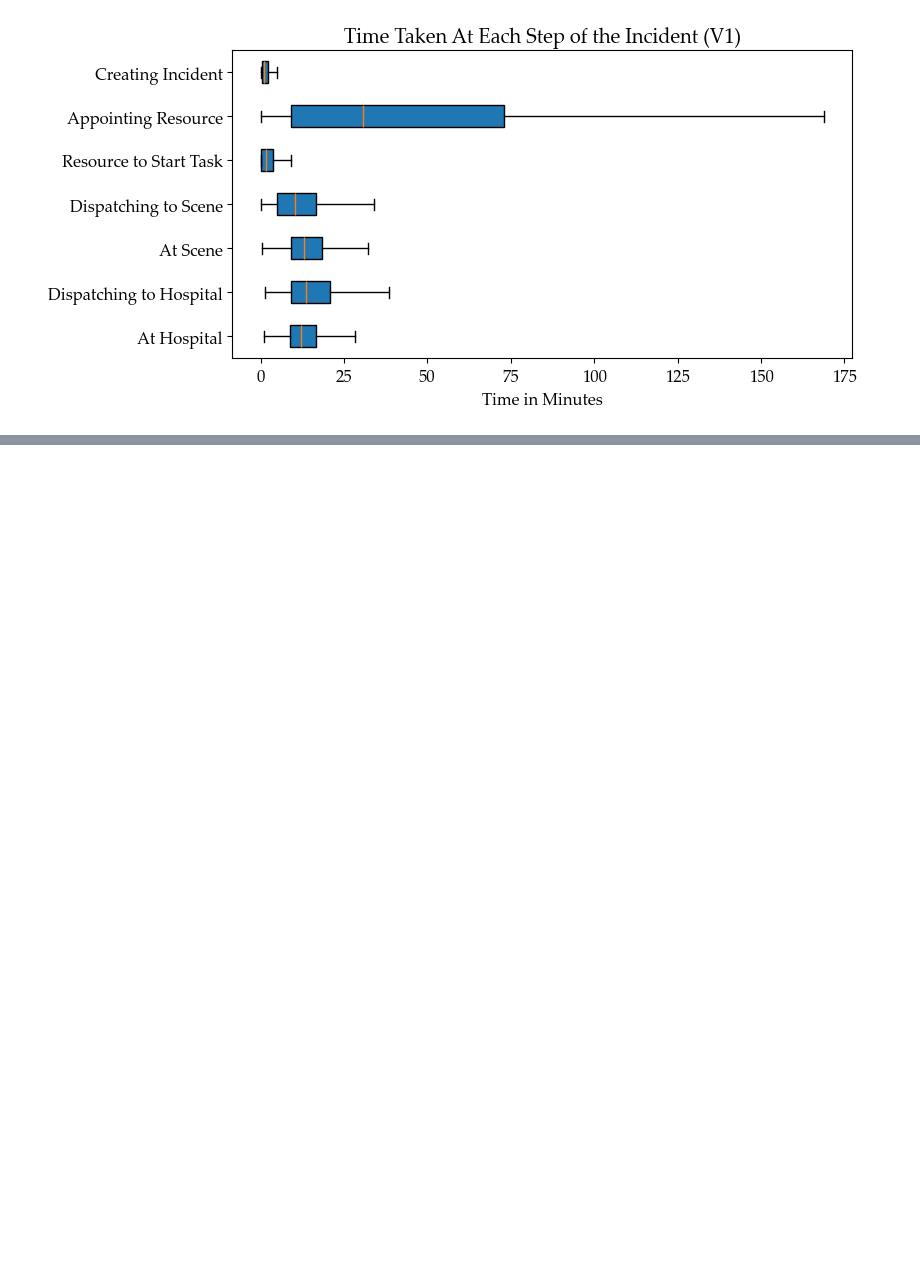
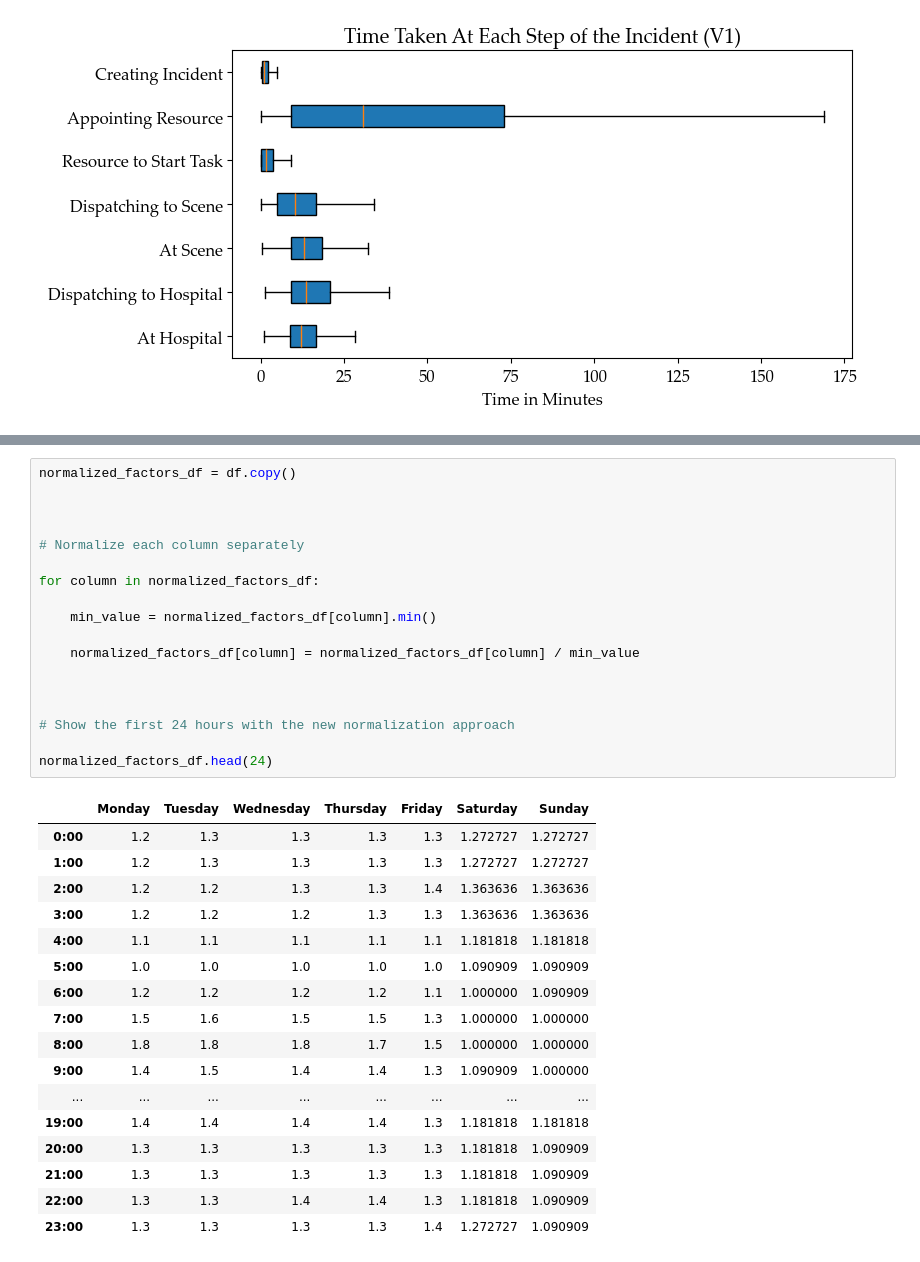
Before and after one commit to Emergency-Optimizers/Data-Processing, a Jupyter notebook: source/analysis/sandbox_sindre.ipynb, the cells around one changed output, grey strips where cells are left out. Drawn from its saved outputs; the diff is of its cells as text; blank space fills up the shorter version.

```diff
--- a/source/analysis/sandbox_sindre.ipynb
+++ b/source/analysis/sandbox_sindre.ipynb
@@ -203,0 +439,36 @@ plotter.boxplot_time_at_steps(df, triage_impression="V1")
+# %%
+normalized_factors_df = df.copy()
+
+
+
+# Normalize each column separately
+
+for column in normalized_factors_df:
+
+    min_value = normalized_factors_df[column].min()
+
+    normalized_factors_df[column] = normalized_factors_df[column] / min_value
+
+
+
+# Show the first 24 hours with the new normalization approach
+
+normalized_factors_df.head(24)
+# %% [output]
+|  | Monday | Tuesday | Wednesday | Thursday | Friday | Saturday | Sunday |
+| 0:00 | 1.2 | 1.3 | 1.3 | 1.3 | 1.3 | 1.272727 | 1.272727 |
+| 1:00 | 1.2 | 1.3 | 1.3 | 1.3 | 1.3 | 1.272727 | 1.272727 |
+| 2:00 | 1.2 | 1.2 | 1.3 | 1.3 | 1.4 | 1.363636 | 1.363636 |
+| 3:00 | 1.2 | 1.2 | 1.2 | 1.3 | 1.3 | 1.363636 | 1.363636 |
+| 4:00 | 1.1 | 1.1 | 1.1 | 1.1 | 1.1 | 1.181818 | 1.181818 |
+| 5:00 | 1.0 | 1.0 | 1.0 | 1.0 | 1.0 | 1.090909 | 1.090909 |
+| 6:00 | 1.2 | 1.2 | 1.2 | 1.2 | 1.1 | 1.000000 | 1.090909 |
+| 7:00 | 1.5 | 1.6 | 1.5 | 1.5 | 1.3 | 1.000000 | 1.000000 |
+| 8:00 | 1.8 | 1.8 | 1.8 | 1.7 | 1.5 | 1.000000 | 1.000000 |
+| 9:00 | 1.4 | 1.5 | 1.4 | 1.4 | 1.3 | 1.090909 | 1.000000 |
+| ... | ... | ... | ... | ... | ... | ... | ... |
+| 19:00 | 1.4 | 1.4 | 1.4 | 1.4 | 1.3 | 1.181818 | 1.181818 |
+| 20:00 | 1.3 | 1.3 | 1.3 | 1.3 | 1.3 | 1.181818 | 1.090909 |
+| 21:00 | 1.3 | 1.3 | 1.3 | 1.3 | 1.3 | 1.181818 | 1.090909 |
+| 22:00 | 1.3 | 1.3 | 1.4 | 1.4 | 1.3 | 1.181818 | 1.090909 |
+| 23:00 | 1.3 | 1.3 | 1.3 | 1.3 | 1.4 | 1.272727 | 1.090909 |
```
Also changed, not shown: parts of 3 cells of this notebook, 1 other file.
